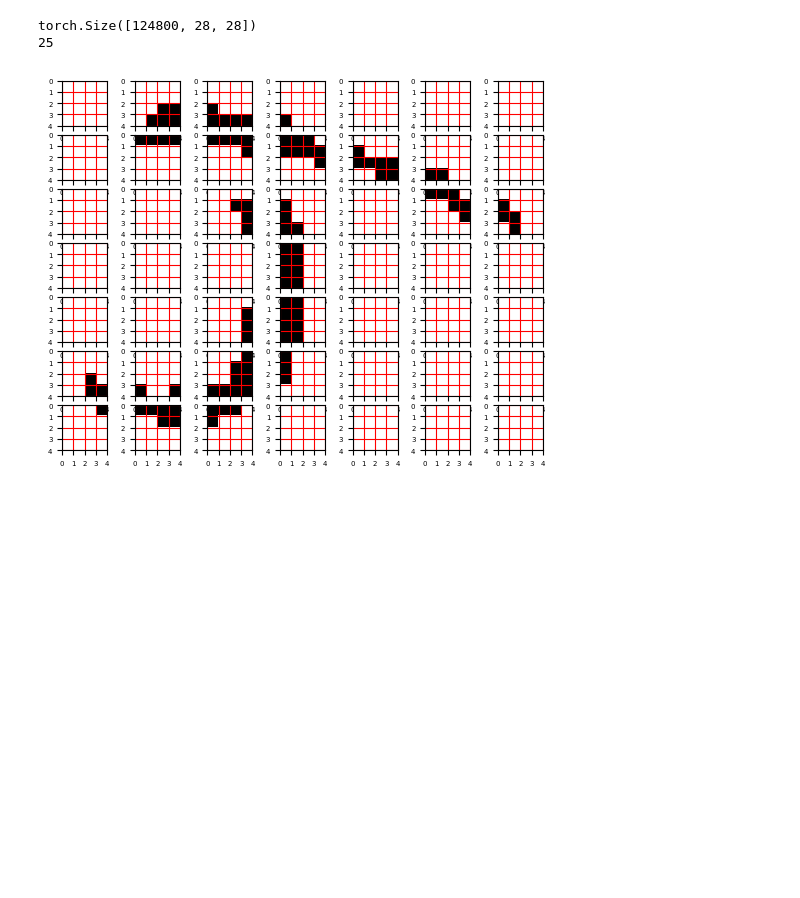
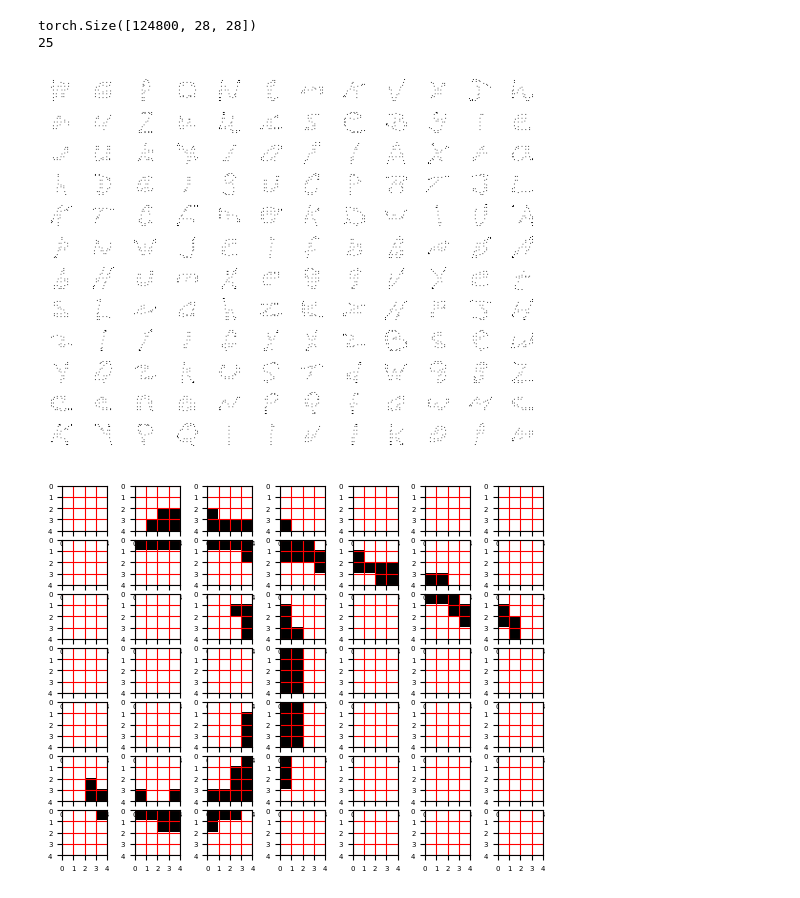
Before and after one commit to matteoturnu/ai-project, a Jupyter notebook: AI_project.ipynb, the cells around one changed output. Saved outputs shown, nothing was run; the diff lists cells and outputs as text; code cells hidden in the pictures; blank space fills up the shorter version.

```diff
--- a/AI_project.ipynb
+++ b/AI_project.ipynb
@@ -260,12 +260,16 @@ Centroids_rel:
 [figure]
 [figure]
 # %%
-tr_sample_images, list_centroids_abs, list_centroids_rel = load_sample_images(tr_images_bin, dim_mask)
+tr_sample_images, list_centroids_abs, list_centroids_rel = load_sample_images(tr_images_bin)
 print(tr_sample_images.size())
 print(len(list_centroids_abs[0]))
 # %% [output]
 torch.Size([124800, 28, 28])
 25
+# %%
+show_letters(tr_sample_images, 12)
+# %% [output]
+[figure, added]
 # %%
 # zoning with density features
 density_img, densities = zoning(bin_img, option="density")
```
Also changed, not shown: parts of 2 cells of this notebook.
